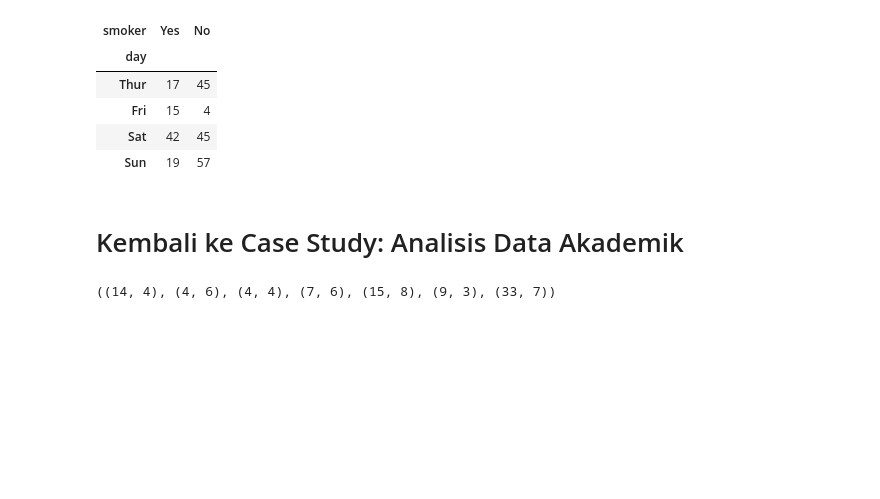
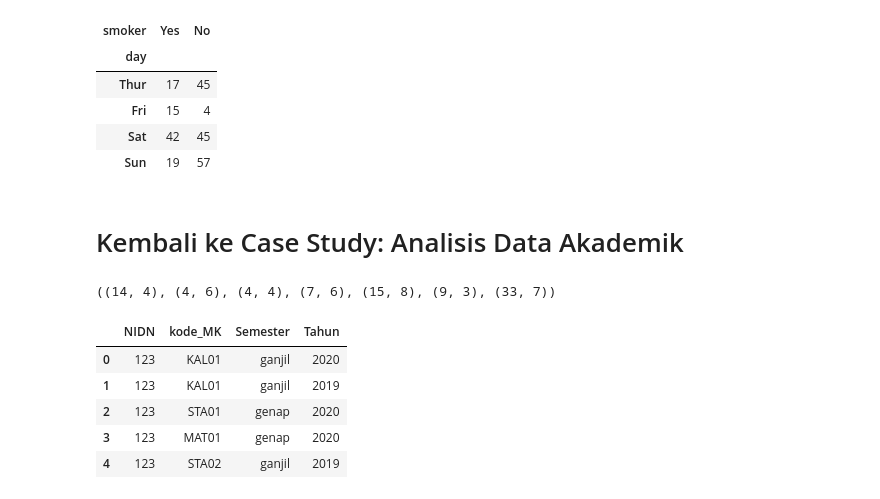
Before and after one commit to taudataanalytics/eLearning, a Jupyter notebook: CaseStudy-Data-Wrangling.ipynb, the cells around one changed output. Saved outputs shown, nothing was run; the diff lists cells and outputs as text; code cells hidden in the pictures; blank space fills up the shorter version.

```diff
--- a/CaseStudy-Data-Wrangling.ipynb
+++ b/CaseStudy-Data-Wrangling.ipynb
@@ -618,5 +618,14 @@ except: # Running in Google Colab
 mengajar.shape, dosen.shape, kelas.shape, krs.shape, mahasiswa.shape, matkul.shape, nilai.shape
 # %% [output]
 ((14, 4), (4, 6), (4, 4), (7, 6), (15, 8), (9, 3), (33, 7))
+# %%
+mengajar.head()
+# %% [output]
+|  | NIDN | kode_MK | Semester | Tahun |
+| 0 | 123 | KAL01 | ganjil | 2020 |
+| 1 | 123 | KAL01 | ganjil | 2019 |
+| 2 | 123 | STA01 | genap | 2020 |
+| 3 | 123 | MAT01 | genap | 2020 |
+| 4 | 123 | STA02 | ganjil | 2019 |
 # %% [markdown]
 ![taudata Analytics](https://github.com/taudataid/eLearning/raw/master/images/Schema-case-study-02-Data-wrangling-academics-analytics.jpeg "taudata Analytics")
```
Also changed, not shown: parts of 20 cells of this notebook.
